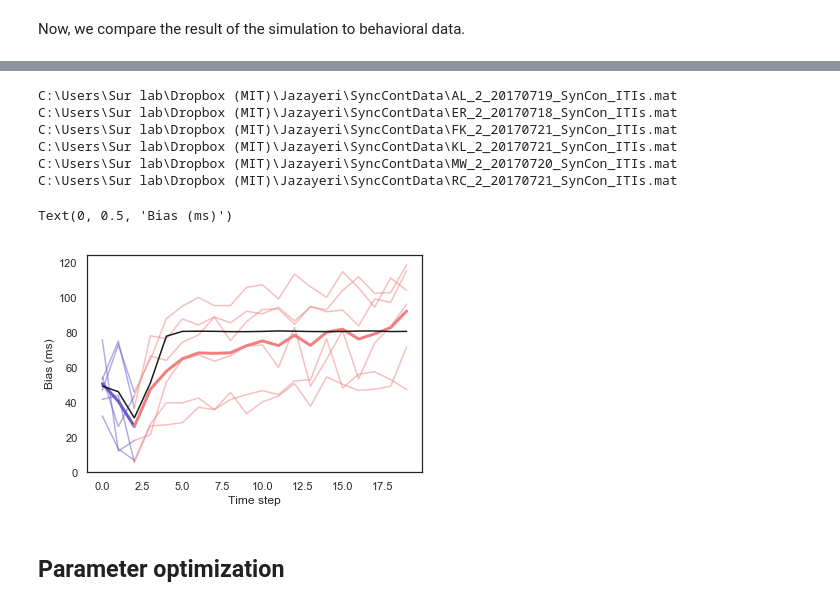
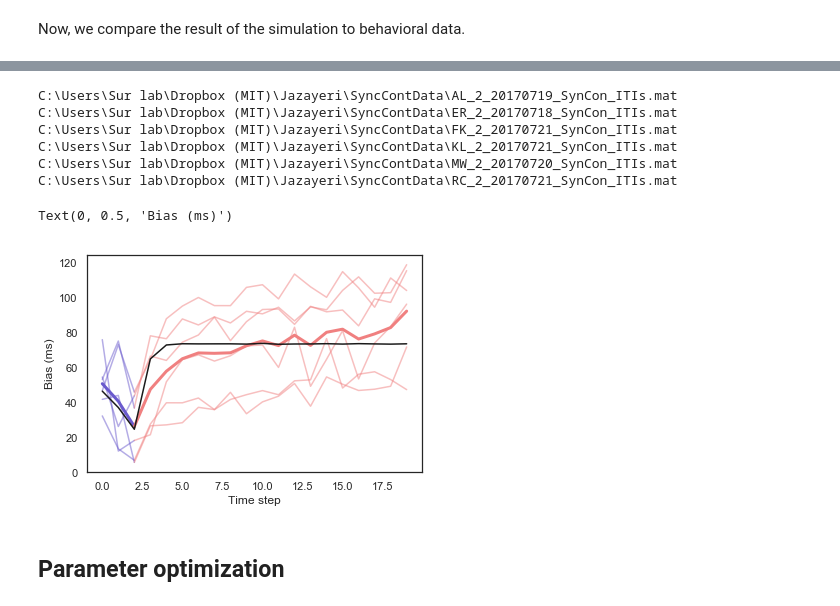
Before and after one commit to jazlab/SE_NL_MJ_2020, a Jupyter notebook: SynchronizationNetwork_noise.ipynb, the cells around one changed output, grey strips where cells are left out. Saved outputs shown, nothing was run; the diff lists cells and outputs as text; code cells hidden in the pictures.

```diff
--- a/SynchronizationNetwork_noise.ipynb
+++ b/SynchronizationNetwork_noise.ipynb
@@ -546,7 +547,7 @@ Event onset shift
 Here, we try to simulate the synchronization-continuation experiment, and compare the simulation to data provided by Evan.
 # %%
 usim, vsim, ysim, Ilst, siglst, u_p, v_p, y_p, I_p, production_lst = simulate_synchronization2(ntrials=10,
-                                                                               durations=[675.0] * 5 + [7000],
+                                                                               durations=[675.0] * 4 + [7000],
                                                                                sigma=0.0, K=2, initI=0.76, alpha = 0.3)
 
 
@@ -813,35 +814,37 @@ for id, i in enumerate(plotlst):
     filename = dirlst[i]
     print(filename)
     data = scipy.io.loadmat(filename)
     durs = data['durs'].flatten()
     splits = data['allDur_splits']
 
     # Plot the mean IPI
     IPI_mean = data['allDur_mean'][0]
     bias = find_bias_all(IPI_mean, durs, tmax=tmax)
     bias_all_lst[id,:] = bias
     plt.plot(bias[:3], color1, alpha=0.5)
     plt.plot(range(2,20), bias[2:], color2, alpha=0.5)
 
 #bias_sim_mean, bias_sim_std = simulate_sync_cont_bias(ntrials=21, sigma=0.01, K=3.5, initI=0.755, alpha=0.25)
-bias_sim_mean, bias_sim_std = simulate_sync_cont_bias(ntrials=1000, sigma=0.01, K=1.13, initI=0.763, alpha=0.2)
+#bias_sim_mean, bias_sim_std = simulate_sync_cont_bias(ntrials=1000, sigma=0.01, K=1.13, initI=0.763, alpha=0.2)
+bias_sim_mean, bias_sim_std = simulate_sync_cont_bias(ntrials=1000, sigma=0.01, K=0.533, initI=0.767, alpha=0.167)
+
 #1.1666867783815724 0.7658983506973202 0.1900332359160799
 
 ## Plot Figure 8e
 plt.plot(np.nanmean(bias_all_lst,axis=0)[:3], color1, linewidth=3)
 plt.plot(range(2,20), np.nanmean(bias_all_lst,axis=0)[2:], color2, linewidth=3)
 plt.plot(bias_sim_mean, 'k')
 plt.xlabel('Time step')
 plt.ylabel('Bias (ms)')
 # %% [output]
 C:\Users\Sur lab\Dropbox (MIT)\Jazayeri\SyncContData\AL_2_20170719_SynCon_ITIs.mat
 C:\Users\Sur lab\Dropbox (MIT)\Jazayeri\SyncContData\ER_2_20170718_SynCon_ITIs.mat
 C:\Users\Sur lab\Dropbox (MIT)\Jazayeri\SyncContData\FK_2_20170721_SynCon_ITIs.mat
 C:\Users\Sur lab\Dropbox (MIT)\Jazayeri\SyncContData\KL_2_20170721_SynCon_ITIs.mat
 C:\Users\Sur lab\Dropbox (MIT)\Jazayeri\SyncContData\MW_2_20170720_SynCon_ITIs.mat
 C:\Users\Sur lab\Dropbox (MIT)\Jazayeri\SyncContData\RC_2_20170721_SynCon_ITIs.mat
 Text(0, 0.5, 'Bias (ms)')
-[figure, old version]
+[figure, new version]
 # %% [markdown]
 ## Parameter optimization
 # %%
```
Also changed, not shown: parts of 12 cells of this notebook.
